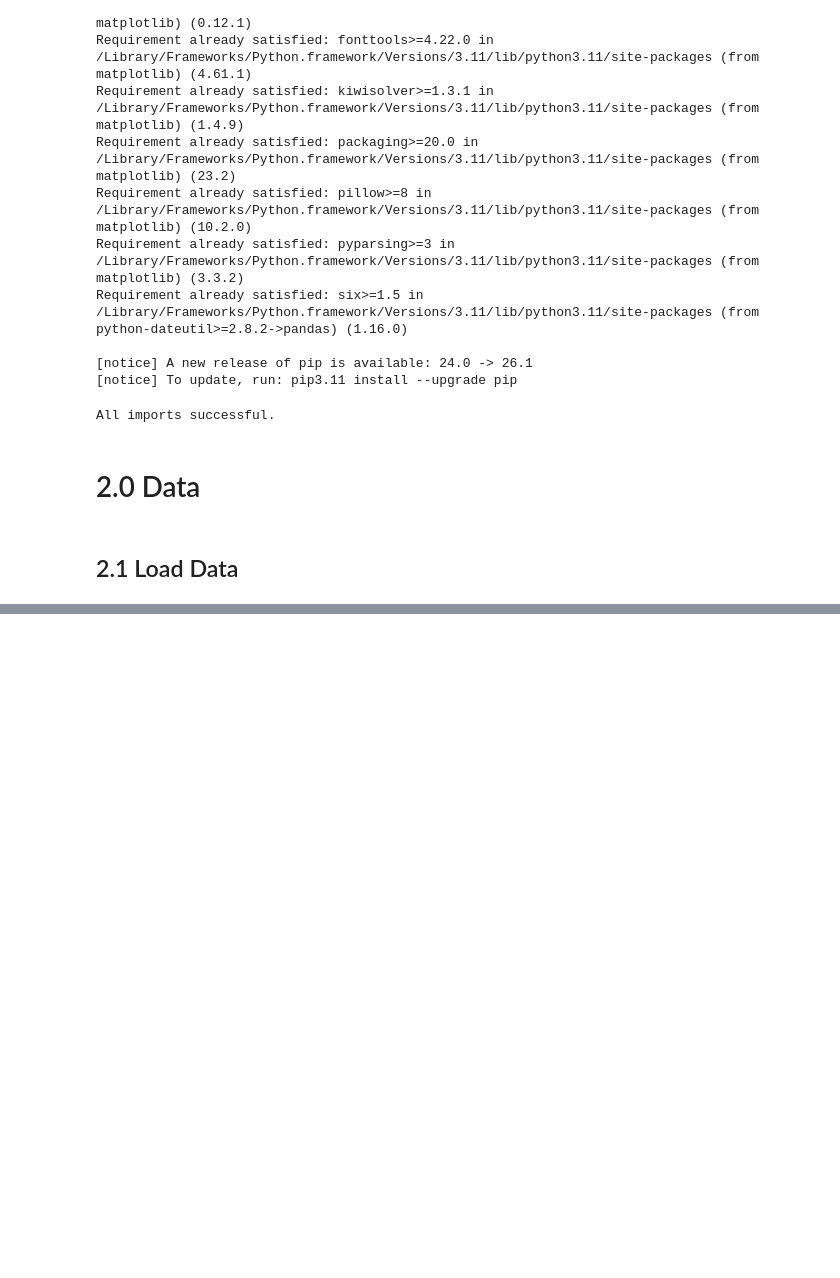
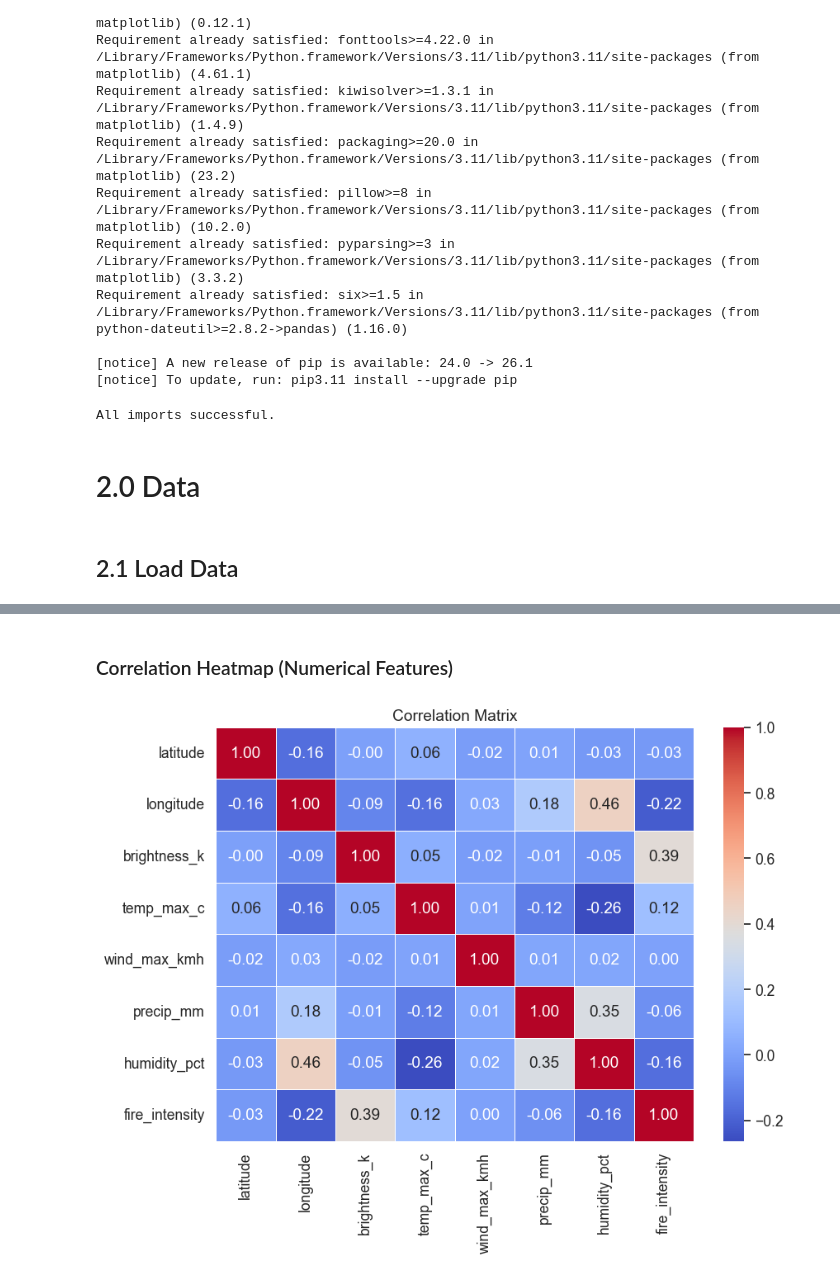
Before and after one commit to wadamiru/manual-ml, a Jupyter notebook: ML-A2/project_wildfire.ipynb, the cells around one changed output, grey strips where cells are left out. Saved outputs shown, nothing was run; the diff lists cells and outputs as text; code cells hidden in the pictures; blank space fills up the shorter version.

```diff
--- a/ML-A2/project_wildfire.ipynb
+++ b/ML-A2/project_wildfire.ipynb
@@ -95,0 +285,19 @@ train_df.head(3)
+# %% [markdown]
+### Correlation Heatmap (Numerical Features)
+# %%
+# map string labels to integers
+label_map = {'Low': 0, 'Moderate': 1, 'High': 2, 'Extreme': 3}
+df_tr['fire_intensity'] = df_tr['fire_intensity'].map(label_map).fillna(df_tr['fire_intensity']).astype(int)
+
+corr = df_tr[num_cols + ['fire_intensity']].corr()
+fig, ax = plt.subplots(figsize=(9, 7))
+sns.heatmap(corr, annot=True, fmt='.2f', cmap='coolwarm', ax=ax, linewidths=0.5)
+ax.set_title('Correlation Matrix')
+plt.tight_layout()
+plt.show()
+
+# ANALYSIS NOTE ─────────────────────────────────────────────────────────────
+# Identify the top 2-3 features correlated with fire_intensity.
+# Note any multi-collinearity (may not affect tree models but affects SVM).
+# %% [output]
+[figure, added]
```
Also changed, not shown: parts of 24 cells of this notebook, 1 other file.
